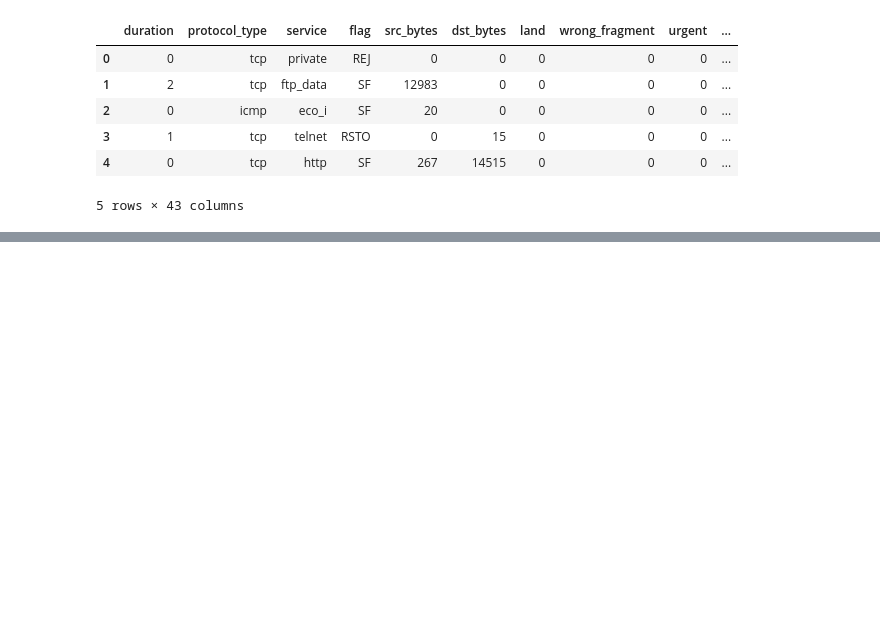
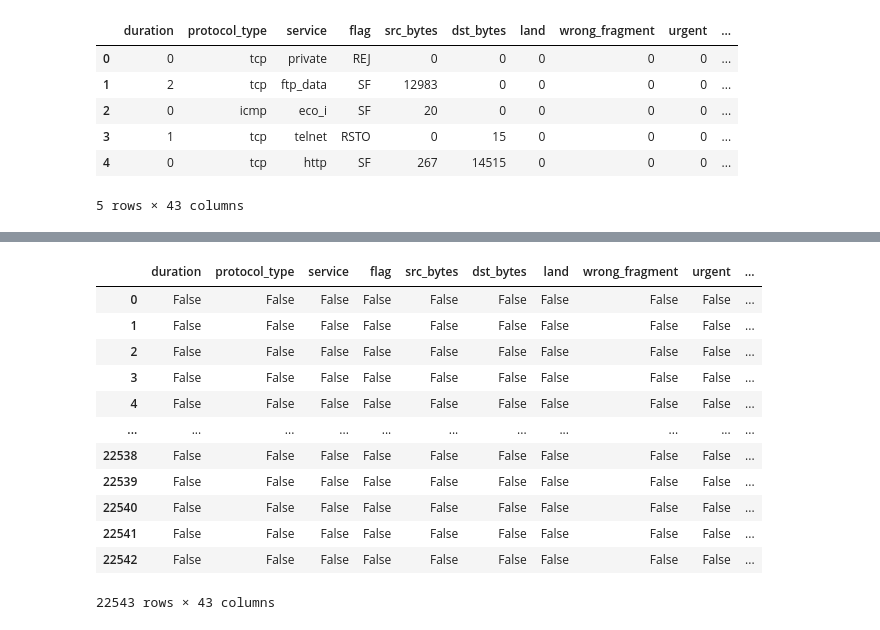
Before and after one commit to SpringBoardMentor193s/SentinelNet, a Jupyter notebook: notebooks/nsl_kdd.ipynb, the cells around one changed output, grey strips where cells are left out. Saved outputs shown, nothing was run; the diff lists cells and outputs as text; code cells hidden in the pictures; blank space fills up the shorter version.

```diff
--- a/notebooks/nsl_kdd.ipynb
+++ b/notebooks/nsl_kdd.ipynb
@@ -26,0 +60,16 @@ df.head()
+# %%
+df.isnull()
+# %% [output]
+|  | duration | protocol_type | service | flag | src_bytes | dst_bytes | land | wrong_fragment | urgent | ... |
+| 0 | False | False | False | False | False | False | False | False | False | ... |
+| 1 | False | False | False | False | False | False | False | False | False | ... |
+| 2 | False | False | False | False | False | False | False | False | False | ... |
+| 3 | False | False | False | False | False | False | False | False | False | ... |
+| 4 | False | False | False | False | False | False | False | False | False | ... |
+| ... | ... | ... | ... | ... | ... | ... | ... | ... | ... | ... |
+| 22538 | False | False | False | False | False | False | False | False | False | ... |
+| 22539 | False | False | False | False | False | False | False | False | False | ... |
+| 22540 | False | False | False | False | False | False | False | False | False | ... |
+| 22541 | False | False | False | False | False | False | False | False | False | ... |
+| 22542 | False | False | False | False | False | False | False | False | False | ... |
+22543 rows × 43 columns
```
Also changed, not shown: parts of 8 cells of this notebook.
